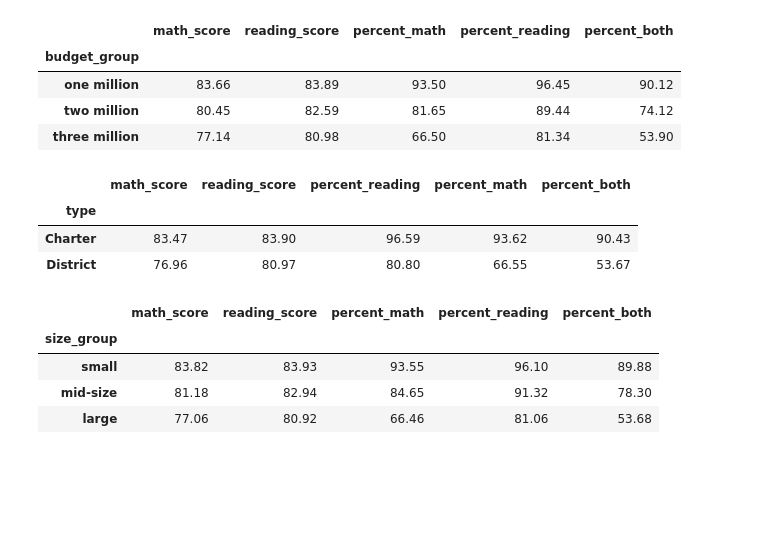
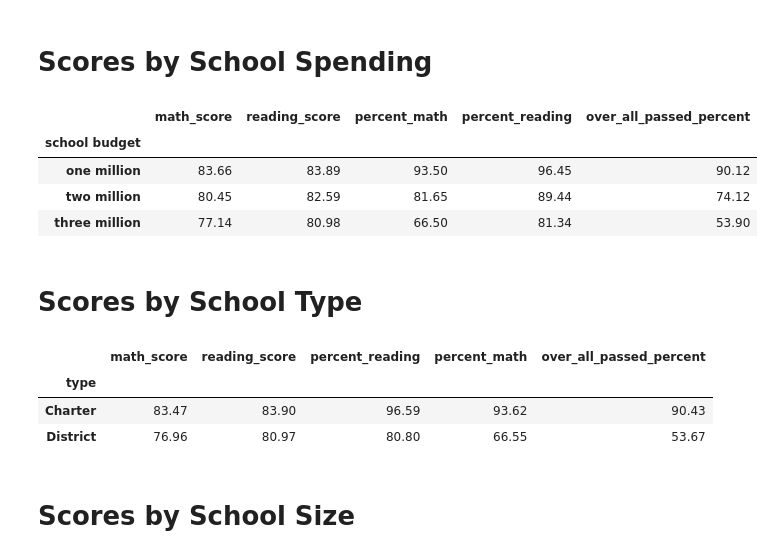
Before and after one commit to BanuNathan/pandas-Challenge, a Jupyter notebook: PyCitySchools/PyCitySchools.ipynb, the cells around one changed output. Drawn from its saved outputs; the diff is of its cells as text; code cells hidden in the pictures; blank space fills up the shorter version.

```diff
--- a/PyCitySchools/PyCitySchools.ipynb
+++ b/PyCitySchools/PyCitySchools.ipynb
@@ -14,2 +15,5 @@ student_data= pd.read_csv(student_data_to_load)
 school_data_complete_raw = pd.merge(student_data, school_data, how="left", on=["school_name", "school_name"])
 school_data_complete = school_data_complete_raw.rename({'Student ID': 'student_id', 'School ID': 'school_id'}, axis=1)
+# %%
+#Display two decimal positions for float values
+pd.set_option('display.precision',2)
@@ -44,40 +55,44 @@ school_score_df= grouped_school_df[["math_score","reading_score"]].mean()
 school_summary_df= pd.merge(school_data, school_score_df, how="left", on=["school_name", "school_name"])
 school_summary_df["budget_per_student"]=(school_summary_df["budget"]/school_summary_df["size"])
 # %%
+# find math passed
 math_passed = school_data_complete.loc[school_data_complete.math_score >= 70]
 math_passed_df=pd.DataFrame(math_passed)
 math_grp_df = math_passed_df.groupby(['school_name'])
 total_math=math_grp_df["student_name"].count()
 total_math_df=pd.DataFrame({"total_math_passed":total_math})
 
+# find reading passed
 read_passed = school_data_complete.loc[school_data_complete.reading_score >= 70]
 read_passed_df=pd.DataFrame(read_passed)
 read_grp_df = read_passed_df.groupby(['school_name'])
 total_read=read_grp_df["student_name"].count()
 total_read_df=pd.DataFrame({"total_read_passed":total_read})
 
+#Find over all passed
 math_read_passed = school_data_complete.loc[(school_data_complete.math_score >= 70) & (school_data_complete.reading_score >= 70)]
 math_read_passed_df=pd.DataFrame(math_read_passed)
 math_read_grp_df = math_read_passed_df.groupby(['school_name'])
 total_math_read=math_read_grp_df["student_name"].count()
 total_math_read_df=pd.DataFrame({"total_math_read_passed":total_math_read})
 
-
+#merge Data frames
 first_merge_df= pd.merge(school_summary_df, total_math_df, how="left", on=["school_name", "school_name"])
 second_merge_df= pd.merge(first_merge_df, total_read_df, how="left", on=["school_name", "school_name"])
 third_merge_df =pd.merge(second_merge_df, total_math_read_df, how="left", on=["school_name", "school_name"])
 
+#Find Percentage passed in math, reading and overall
 third_merge_df["percent_math"]=(third_merge_df["total_math_passed"]/third_merge_df["size"])*100
 third_merge_df["percent_reading"]=(third_merge_df["total_read_passed"]/third_merge_df["size"])*100
-third_merge_df["percent_both"]=(third_merge_df["total_math_read_passed"]/third_merge_df["size"])*100
-third_merge_df['math_score']=third_merge_df['math_score'].round(decimals=2)
-third_merge_df['reading_score']=third_merge_df['reading_score'].round(decimals=2)
-third_merge_df['budget']=third_merge_df['budget'].round()
-third_merge_df['percent_math']=third_merge_df['percent_math'].round(decimals=2)
-third_merge_df['percent_reading']=third_merge_df['percent_reading'].round(decimals=2)
-third_merge_df['percent_both']=third_merge_df['percent_both'].round(decimals=2)
-third_merge_df
-final_school_summary=third_merge_df[["school_name","type","size","budget","math_score","reading_score","percent_math","percent_reading","percent_both"]]
+third_merge_df["over_all_passed_percent"]=(third_merge_df["total_math_read_passed"]/third_merge_df["size"])*100
+
+final_school_summary=third_merge_df[["school_name","type","size","budget","math_score","reading_score","percent_math","percent_reading","over_all_passed_percent"]]
+final_school_budget_summary=third_merge_df[["school_name","type","size","budget","math_score","reading_score","percent_math","percent_reading","over_all_passed_percent"]]
 final_school_summary
+
+format_dict={'budget':'${:.2f}' }
+final_school_summary.style.format(format_dict)
+final_school_summary["budget"]=final_school_summary["budget"].map("${:,}".format)
+final_school_summary
 # %% [output]
 |  | school_name | type | size | budget | math_score | reading_score | percent_math | percent_reading | ... |
@@ -158,32 +220,38 @@ average_read_by_grade_df.head(10)
+# %% [markdown]
+<h1><strong>Scores by School Spending <strong></h1>
 # %%
+#Create Dataframe grouped by school spending
+
 bin=[0,999999,2999999,3999999]
 group_names=["one million", "two million","three million"]
-final_school_summary["budget_group"]= pd.cut(final_school_summary["budget"],bin,labels=group_names,include_lowest=True)
-x=final_school_summary.groupby("budget_group")
-x[["math_score","reading_score","percent_math","percent_reading","percent_both"]].mean().round(decimals=2)
+final_school_budget_summary["school budget"]= pd.cut(final_school_budget_summary["budget"],bin,labels=group_names,include_lowest=True)
+score_by_spending=final_school_budget_summary.groupby("school budget")
+score_by_spending[["math_score","reading_score","percent_math","percent_reading","over_all_passed_percent"]].mean().round(decimals=2)
 # %% [output]
-|  | math_score | reading_score | percent_math | percent_reading | percent_both |
-| budget_group |  |  |  |  |  |
+|  | math_score | reading_score | percent_math | percent_reading | over_all_passed_percent |
+| school budget |  |  |  |  |  |
 | one million | 83.66 | 83.89 | 93.50 | 96.45 | 90.12 |
 | two million | 80.45 | 82.59 | 81.65 | 89.44 | 74.12 |
 | three million | 77.14 | 80.98 | 66.50 | 81.34 | 53.90 |
+# %% [markdown]
+<h1><strong> Scores by School Type <strong></h1>
 # %%
+#Create dataFrame with grouped by school type
+
 type_df = final_school_summary.groupby(['type'])
-type_df[["math_score","reading_score","percent_reading","percent_math","percent_both"]].mean().round(decimals=2)
+type_df[["math_score","reading_score","percent_reading","percent_math","over_all_passed_percent"]].mean().round(decimals=2)
 # %% [output]
-|  | math_score | reading_score | percent_reading | percent_math | percent_both |
+|  | math_score | reading_score | percent_reading | percent_math | over_all_passed_percent |
 | type |  |  |  |  |  |
 | Charter | 83.47 | 83.90 | 96.59 | 93.62 | 90.43 |
 | District | 76.96 | 80.97 | 80.80 | 66.55 | 53.67 |
+# %% [markdown]
+<h1><strong> Scores by School Size <strong></h1>
 # %%
+#create dataFrame by school size
+
 bin=[0,999,2999,5000]
-group_names=["small", "mid-size","large"]
-final_school_summary["size_group"]= pd.cut(final_school_summary["size"],bin,labels=group_names,include_lowest=True)
-y=final_school_summary.groupby("size_group")
-y[["math_score","reading_score","percent_math","percent_reading","percent_both"]].mean().round(decimals=2)
+group_names=["less than 1000", "bet 1000 and 2000","Over 2000"]
+final_school_budget_summary["school size"]= pd.cut(final_school_budget_summary["size"],bin,labels=group_names,include_lowest=True)
+score_by_size=final_school_budget_summary.groupby("school size")
+score_by_size[["math_score","reading_score","percent_math","percent_reading","over_all_passed_percent"]].mean().round(decimals=2)
-# %% [output]
-|  | math_score | reading_score | percent_math | percent_reading | percent_both |
-| size_group |  |  |  |  |  |
-| small | 83.82 | 83.93 | 93.55 | 96.10 | 89.88 |
-| mid-size | 81.18 | 82.94 | 84.65 | 91.32 | 78.30 |
-| large | 77.06 | 80.92 | 66.46 | 81.06 | 53.68 |
```
Also changed, not shown: parts of 16 cells of this notebook, 7 other files.
